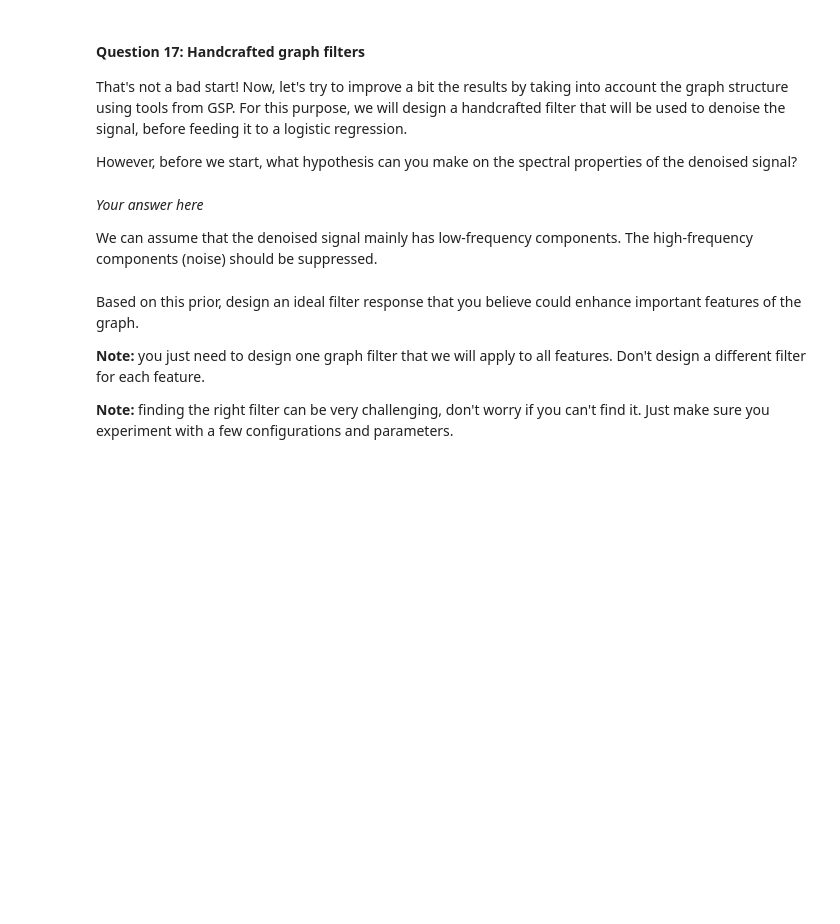
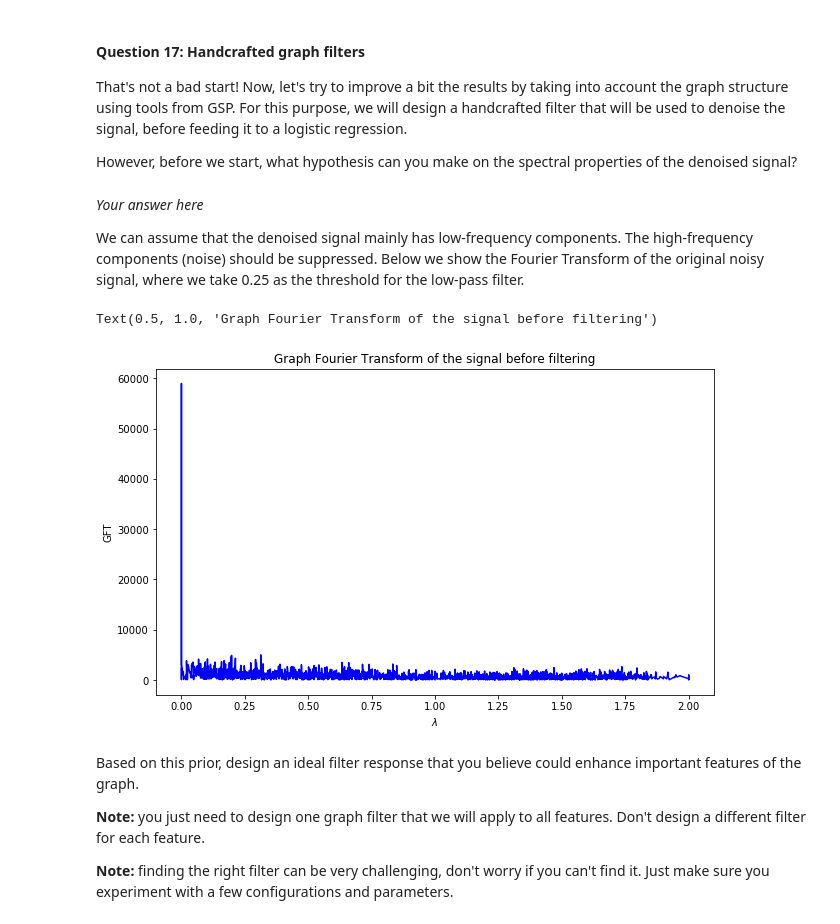
Before and after one commit to xiaohai12/ntds2019, a Jupyter notebook: assignments/2_learning_with_graphs.ipynb, the cells around one changed output. Cells and saved outputs as stored; diff of their text form; code cells hidden in the pictures; blank space fills up the shorter version.

```diff
--- a/assignments/2_learning_with_graphs.ipynb
+++ b/assignments/2_learning_with_graphs.ipynb
@@ -939,7 +935,17 @@ However, before we start, what hypothesis can you make on the spectral propertie
 # %% [markdown]
 *Your answer here*
 
-We can assume that the denoised signal mainly has low-frequency components. The high-frequency components (noise) should be suppressed.
+We can assume that the denoised signal mainly has low-frequency components. The high-frequency components (noise) should be suppressed. Below we show the Fourier Transform of the original noisy signal, where we take 0.25 as the threshold for the low-pass filter.
+# %%
+# self-added cell. Remeber to delete
+plt.figure(figsize=(10, 6))
+plt.plot(lam, np.abs(GFT(graph)), 'b')
+plt.xlabel('$\lambda$')
+plt.ylabel('GFT')
+plt.title('Graph Fourier Transform of the signal before filtering')
+# %% [output]
+Text(0.5, 1.0, 'Graph Fourier Transform of the signal before filtering')
+[figure, added]
 # %% [markdown]
 Based on this prior, design an ideal filter response that you believe could enhance important features of the graph.
 
```
Also changed, not shown: parts of 25 cells of this notebook.
